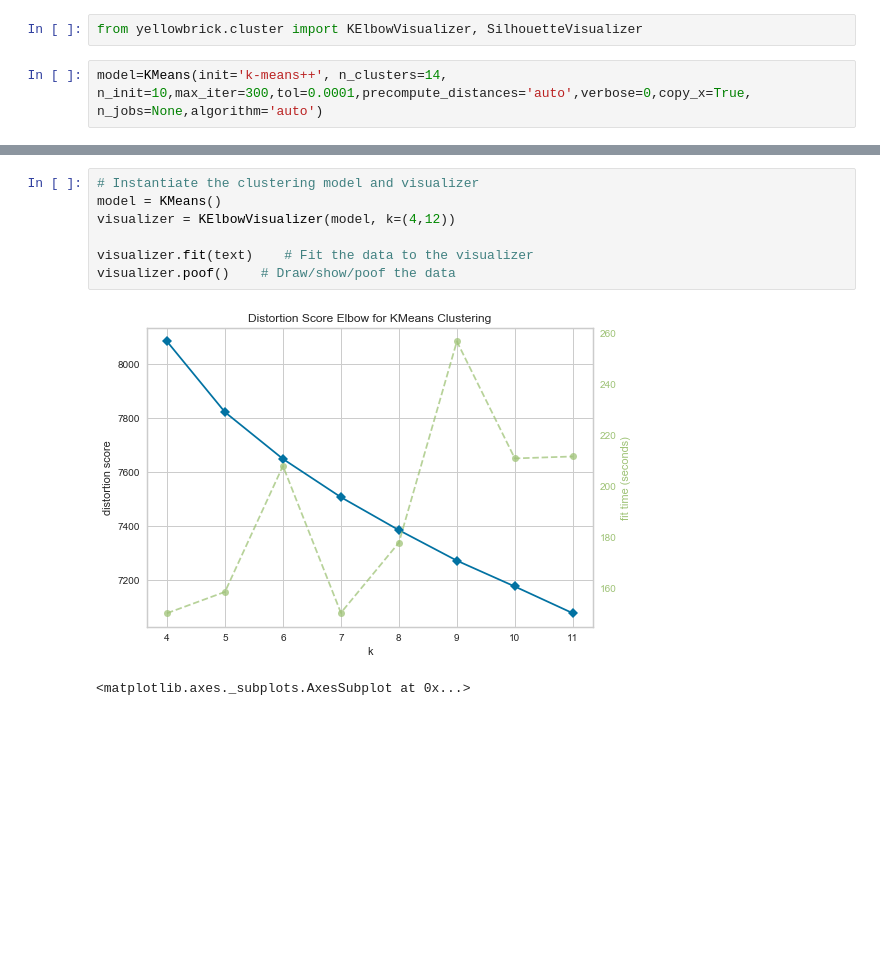
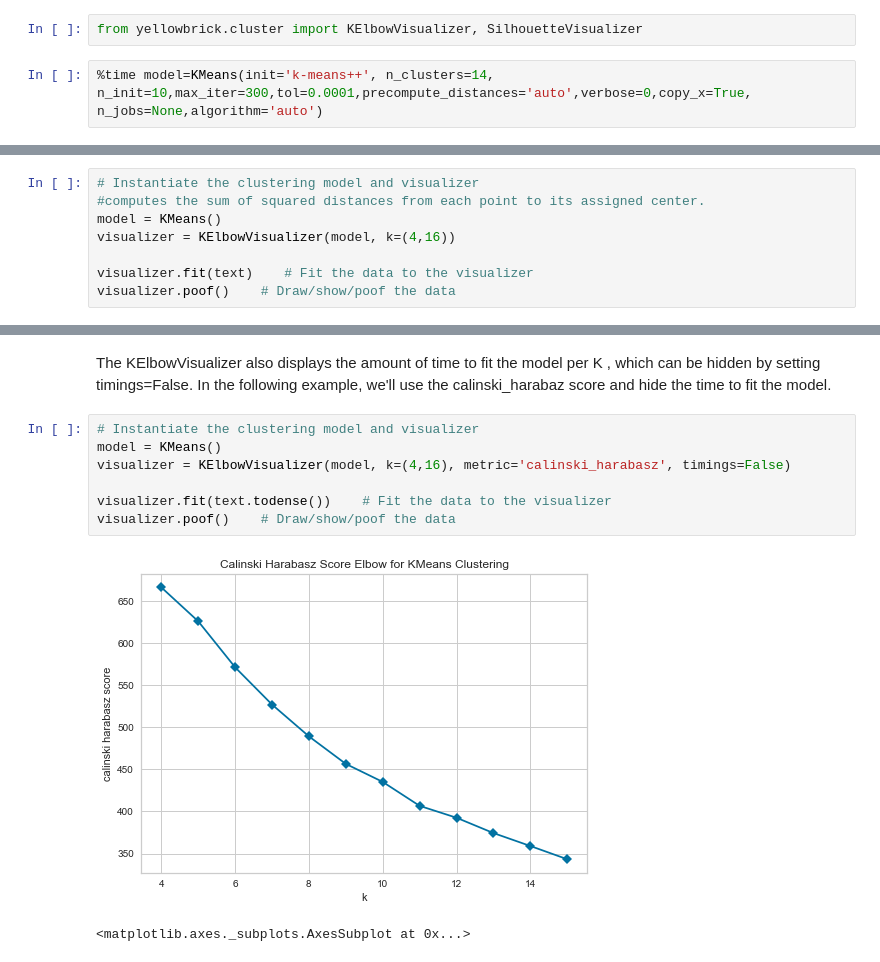
Before and after one commit to waealobidallah/Clustering-Documents-TSNE-PCA-JSON, a Jupyter notebook: clusteranalysis.ipynb, the cells around one changed output, grey strips where cells are left out. Drawn from its saved outputs; the diff is of its cells as text; blank space fills up the shorter version.

```diff
--- a/clusteranalysis.ipynb
+++ b/clusteranalysis.ipynb
@@ -241,4 +244,4 @@ case,criminal,department,admitted,district,pleaded,new,plea,attorney,guilty
 # %%
 from yellowbrick.cluster import KElbowVisualizer, SilhouetteVisualizer
 # %%
-model=KMeans(init='k-means++', n_clusters=14, n_init=10,max_iter=300,tol=0.0001,precompute_distances='auto',verbose=0,copy_x=True, n_jobs=None,algorithm='auto')
+%time model=KMeans(init='k-means++', n_clusters=14, n_init=10,max_iter=300,tol=0.0001,precompute_distances='auto',verbose=0,copy_x=True, n_jobs=None,algorithm='auto')
@@ -252 +257,9 @@ visualizer.poof()    # Draw/show/poof the data
 <matplotlib.axes._subplots.AxesSubplot at 0x...>
+# %%
+# Instantiate the clustering model and visualizer
+#computes the sum of squared distances from each point to its assigned center.
+model = KMeans()
+visualizer = KElbowVisualizer(model, k=(4,16))
+
+visualizer.fit(text)    # Fit the data to the visualizer
+visualizer.poof()    # Draw/show/poof the data
@@ -253,10 +269,12 @@ visualizer.poof()    # Draw/show/poof the data
+# %% [markdown]
+The KElbowVisualizer also displays the amount of time to fit the model per  K , which can be hidden by setting timings=False. In the following example, we'll use the calinski_harabaz score and hide the time to fit the model.
 # %%
 # Instantiate the clustering model and visualizer
 model = KMeans()
-visualizer = KElbowVisualizer(model, k=(4,12))
+visualizer = KElbowVisualizer(model, k=(4,16), metric='calinski_harabasz', timings=False)
 
-visualizer.fit(text)    # Fit the data to the visualizer
+visualizer.fit(text.todense())    # Fit the data to the visualizer
 visualizer.poof()    # Draw/show/poof the data
 # %% [output]
-[figure, old version]
+[figure, new version]
 <matplotlib.axes._subplots.AxesSubplot at 0x...>
```
Also changed, not shown: parts of 5 cells of this notebook.
